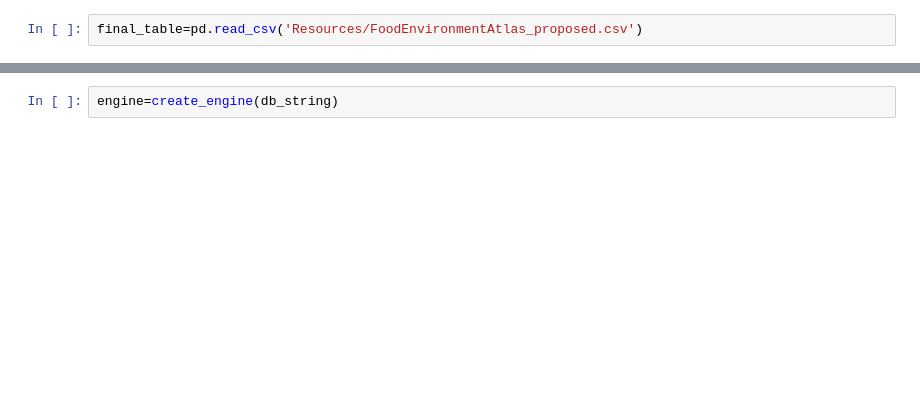
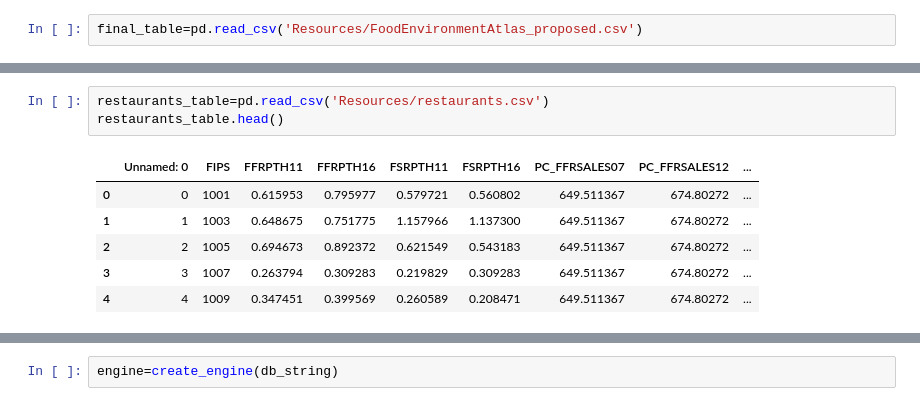
Before and after one commit to TMWRose/Group-1---Food-Deserts-How-They-Affect-Community-Health, a Jupyter notebook: Extracting_Full_DB.ipynb, the cells around one changed output, grey strips where cells are left out. Drawn from its saved outputs; the diff is of its cells as text; blank space fills up the shorter version.

```diff
--- a/Extracting_Full_DB.ipynb
+++ b/Extracting_Full_DB.ipynb
@@ -17,0 +79,10 @@ final_table.head()
+# %%
+restaurants_table=pd.read_csv('Resources/restaurants.csv')
+restaurants_table.head()
+# %% [output]
+|  | Unnamed: 0 | FIPS | FFRPTH11 | FFRPTH16 | FSRPTH11 | FSRPTH16 | PC_FFRSALES07 | PC_FFRSALES12 | ... |
+| 0 | 0 | 1001 | 0.615953 | 0.795977 | 0.579721 | 0.560802 | 649.511367 | 674.80272 | ... |
+| 1 | 1 | 1003 | 0.648675 | 0.751775 | 1.157966 | 1.137300 | 649.511367 | 674.80272 | ... |
+| 2 | 2 | 1005 | 0.694673 | 0.892372 | 0.621549 | 0.543183 | 649.511367 | 674.80272 | ... |
+| 3 | 3 | 1007 | 0.263794 | 0.309283 | 0.219829 | 0.309283 | 649.511367 | 674.80272 | ... |
+| 4 | 4 | 1009 | 0.347451 | 0.399569 | 0.260589 | 0.208471 | 649.511367 | 674.80272 | ... |
```
Also changed, not shown: parts of 22 cells of this notebook, 15 other files.
